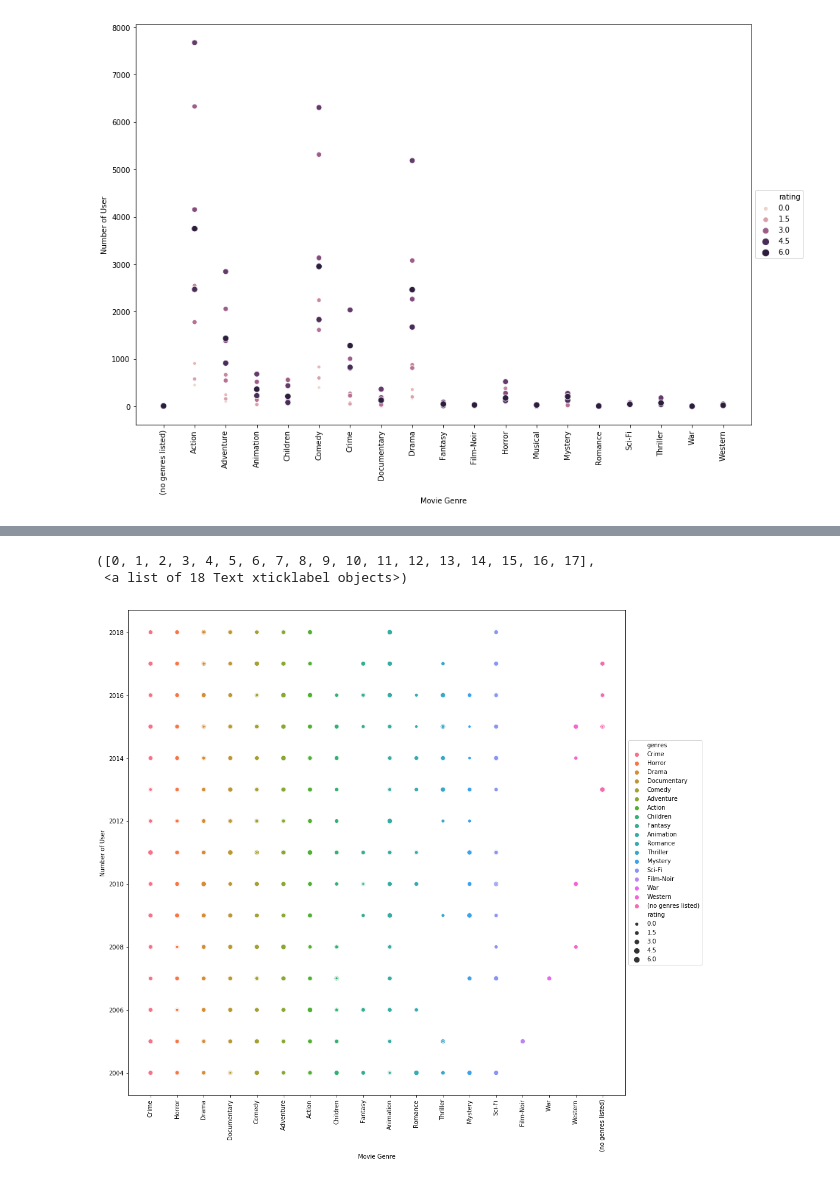
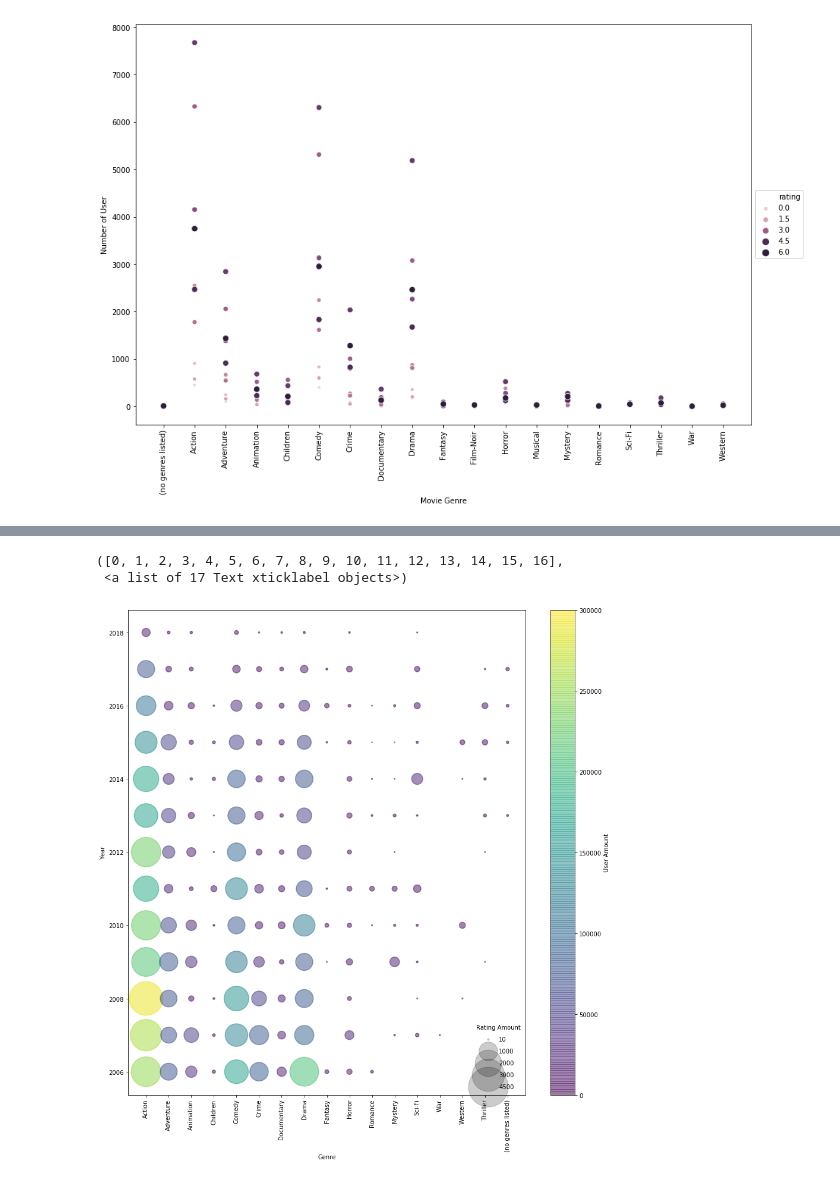
Before and after one commit to haiphucnguyen/MachineLearning, a Jupyter notebook: recommender/rest-api/Movie_EDA.ipynb, the cells around one changed output, grey strips where cells are left out. Saved outputs shown, nothing was run; the diff lists cells and outputs as text; code cells hidden in the pictures.

Commit message:
- Improve Movie EDA

```diff
--- a/recommender/rest-api/Movie_EDA.ipynb
+++ b/recommender/rest-api/Movie_EDA.ipynb
@@ -242,16 +148,27 @@ movie_rating.year.fillna(0, inplace=True)
 movie_rating.year = movie_rating.year.astype('int64', errors='ignore')
 
 movie_rating = movie_rating.sort_values('year')
-recently_data = movie_rating[movie_rating.year > 2003]
+movie_rating = movie_rating.groupby(['year', 'genres']).sum().reset_index()
+recently_data = movie_rating[movie_rating.year > 2005]
-# %%
-f,ax = plt.subplots(figsize=(15,15))
-
-sns.scatterplot(x='genres', y='year', hue='genres', size='rating', data=recently_data)
-ax.legend(loc='center left', bbox_to_anchor=(1, 0.5))
-plt.xlabel('Movie Genre')
-plt.ylabel('Number of User')
-plt.xticks(rotation=90)
-# %% [output]
-([0, 1, 2, 3, 4, 5, 6, 7, 8, 9, 10, 11, 12, 13, 14, 15, 16, 17],
- <a list of 18 Text xticklabel objects>)
-[figure, removed]
+# %%
+genres = recently_data['genres']
+year = recently_data['year']
+ratingAmount = recently_data['rating']
+userAmount = recently_data['userId']
+
+f,ax = plt.subplots(figsize=(15,15))
+plt.scatter(genres, year, label=None, c=userAmount, s=ratingAmount, linewidth=1.5, alpha=0.5)
+plt.axis(aspect='equal')
+plt.xlabel('Genre')
+plt.ylabel('Year')
+plt.colorbar(label='User Amount')
+plt.clim(0, 300000)
+
+for rating in [10, 1000, 2000, 3000, 4500]:
+    plt.scatter([], [], c='k', alpha=0.2, s=rating, label=str(rating))
+plt.legend(scatterpoints=1, frameon=False, labelspacing=1, title='Rating Amount')
+plt.xticks(rotation=90)
+# %% [output]
+([0, 1, 2, 3, 4, 5, 6, 7, 8, 9, 10, 11, 12, 13, 14, 15, 16],
+ <a list of 17 Text xticklabel objects>)
+[figure, added]
```
Also changed, not shown: parts of 9 cells of this notebook.
